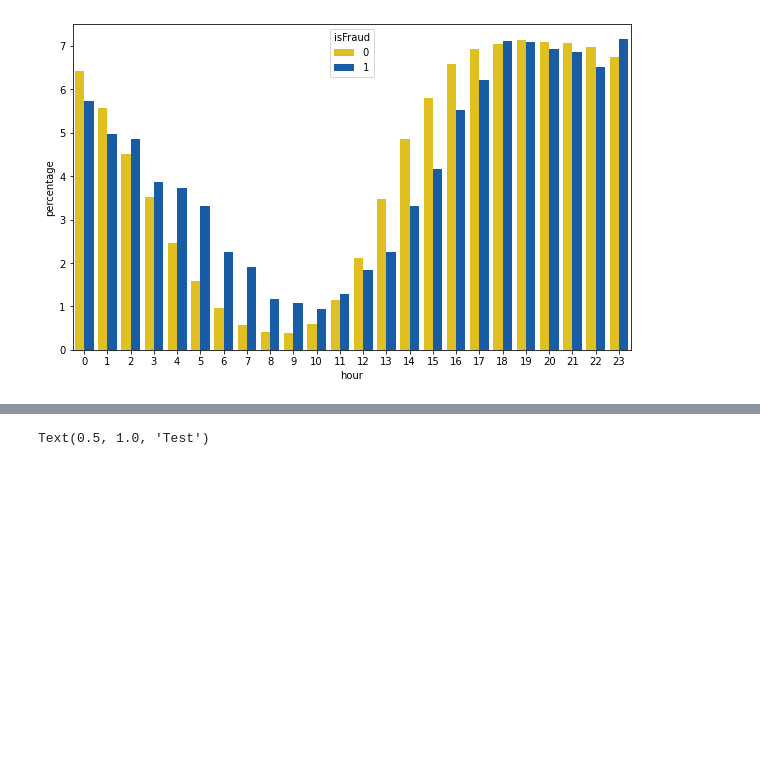
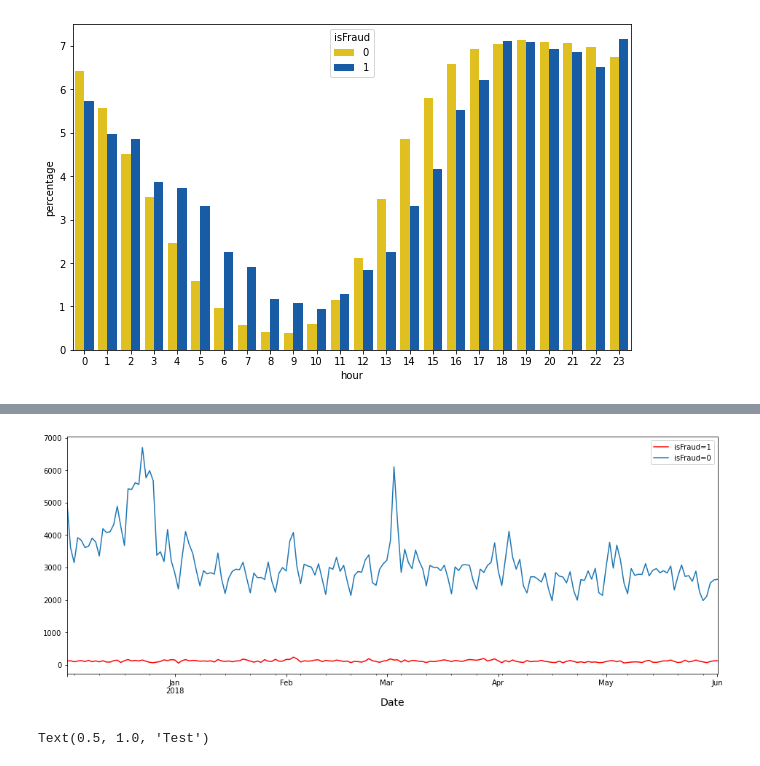
Before and after one commit to choseyi/IEEE-CIS_Fraud_Detection, a Jupyter notebook: src/ieee-seyi2.ipynb, the cells around one changed output, grey strips where cells are left out. Drawn from its saved outputs; the diff is of its cells as text; code cells hidden in the pictures; blank space fills up the shorter version.

```diff
--- a/src/ieee-seyi2.ipynb
+++ b/src/ieee-seyi2.ipynb
@@ -406,3 +430,13 @@ sns.barplot(x="hour", y="percentage", hue="isFraud", data=train_hour, palette=["
+# %%
+# 날짜별 train data isFraud
+
+fig, axes = plt.subplots(1, 1, figsize=(16, 6))
+train_df['TransactionDT'][train_df['isFraud'] == 1].dt.floor('d').value_counts().sort_index().plot(ax=axes, color="red").set_xlabel('Date', fontsize=14)
+train_df['TransactionDT'][train_df['isFraud'] == 0].dt.floor('d').value_counts().sort_index().plot(ax=axes)
+axes.set_title
+axes.legend(['isFraud=1', 'isFraud=0']);
+# %% [output]
+[figure, added]
 # %%
 # card4 column 시각화
 # %%
```
Also changed, not shown: parts of 11 cells of this notebook.
